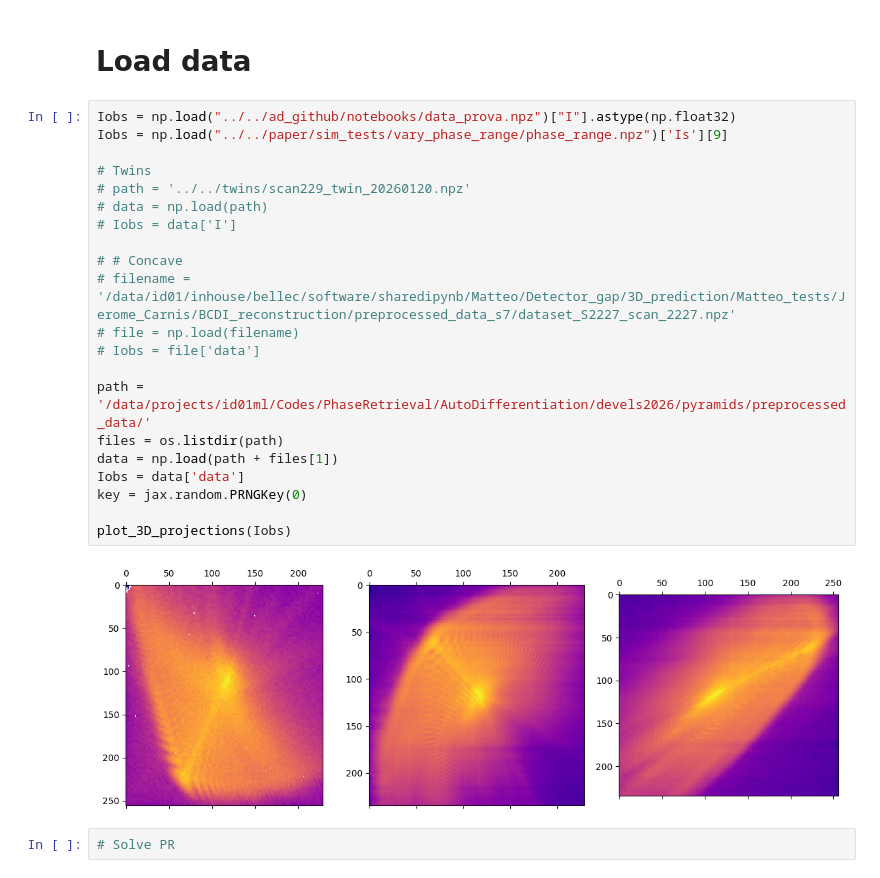
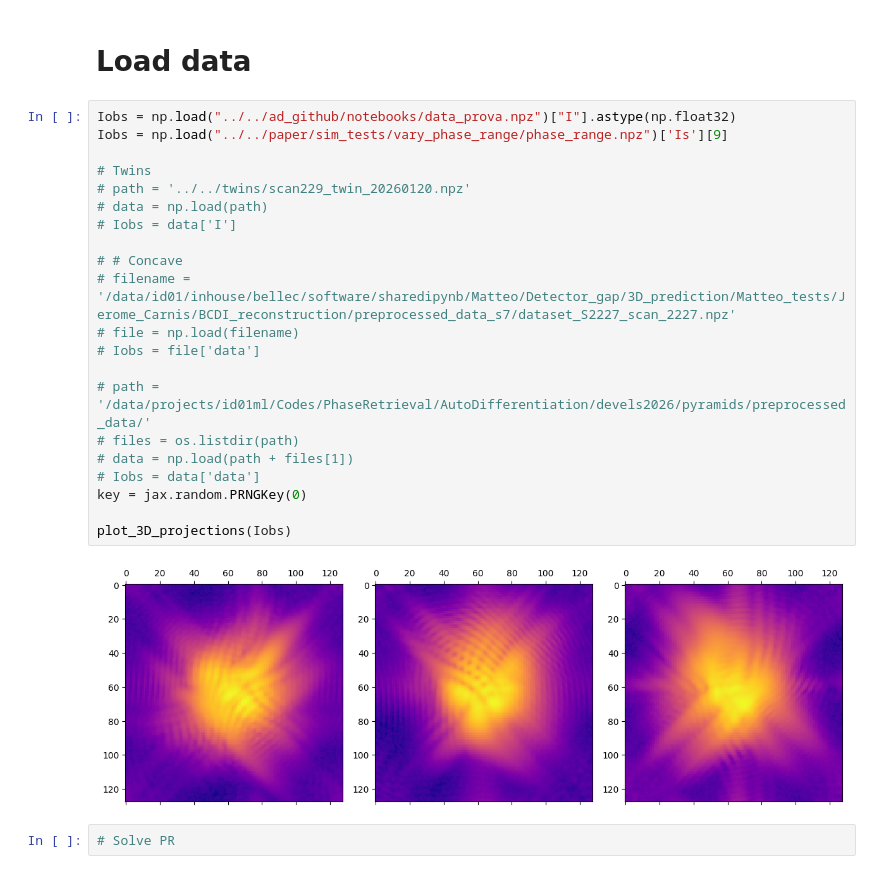
Before and after one commit to matteomasto/convexad_jax, a Jupyter notebook: notebooks/ConvexAD_JAX.ipynb, the cells around one changed output. Saved outputs shown, nothing was run; the diff lists cells and outputs as text.

Commit message:
edit displacement phase

```diff
--- a/notebooks/ConvexAD_JAX.ipynb
+++ b/notebooks/ConvexAD_JAX.ipynb
@@ -29,26 +29,26 @@ from scipy.fft import fftshift, ifftshift, fftn, ifftn
 # %%
 Iobs = np.load("../../ad_github/notebooks/data_prova.npz")["I"].astype(np.float32)
 Iobs = np.load("../../paper/sim_tests/vary_phase_range/phase_range.npz")['Is'][9]
 
 # Twins
 # path = '../../twins/scan229_twin_20260120.npz'
 # data = np.load(path)
 # Iobs = data['I']
 
 # # Concave
 # filename = '/data/id01/inhouse/bellec/software/sharedipynb/Matteo/Detector_gap/3D_prediction/Matteo_tests/Jerome_Carnis/BCDI_reconstruction/preprocessed_data_s7/dataset_S2227_scan_2227.npz'
 # file = np.load(filename)
 # Iobs = file['data']
 
-path = '/data/projects/id01ml/Codes/PhaseRetrieval/AutoDifferentiation/devels2026/pyramids/preprocessed_data/'
-files = os.listdir(path)
-data = np.load(path + files[1])
-Iobs = data['data']
+# path = '/data/projects/id01ml/Codes/PhaseRetrieval/AutoDifferentiation/devels2026/pyramids/preprocessed_data/'
+# files = os.listdir(path)
+# data = np.load(path + files[1])
+# Iobs = data['data']
 key = jax.random.PRNGKey(0)
 
 plot_3D_projections(Iobs)
 # %% [output]
-[figure, old version]
+[figure, new version]
 # %%
 # Solve PR
 # %%
```
Also changed, not shown: parts of 7 cells of this notebook, 1 other file.
